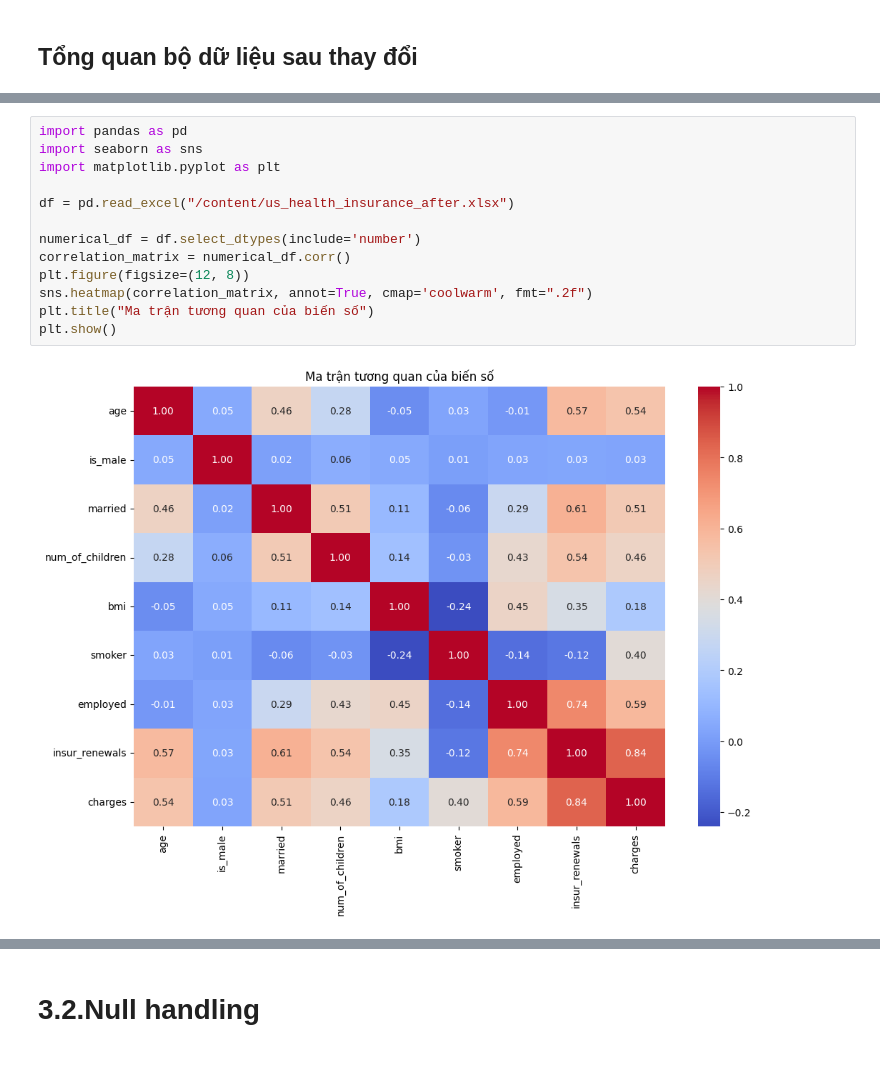
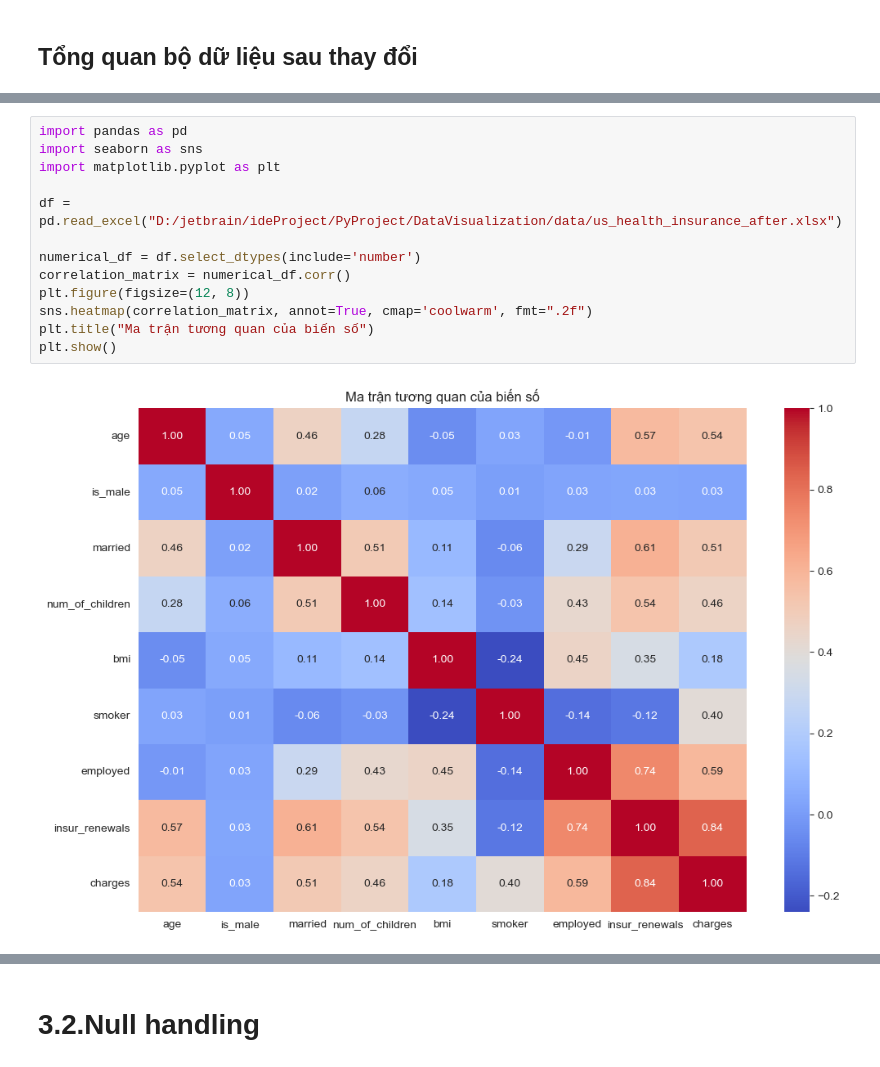
Before and after one commit to kilan7mau/Data_Visualization, a Jupyter notebook: notebook code/1-Preprocessing.ipynb, the cells around one changed output, grey strips where cells are left out. Drawn from its saved outputs; the diff is of its cells as text.

```diff
--- a/notebook code/1-Preprocessing.ipynb
+++ b/notebook code/1-Preprocessing.ipynb
@@ -479,18 +470,18 @@ plt.show()
 # %%
 import pandas as pd
 import seaborn as sns
 import matplotlib.pyplot as plt
 
-df = pd.read_excel("/content/us_health_insurance_after.xlsx")
+df = pd.read_excel("D:/jetbrain/ideProject/PyProject/DataVisualization/data/us_health_insurance_after.xlsx")
 
 numerical_df = df.select_dtypes(include='number')
 correlation_matrix = numerical_df.corr()
 plt.figure(figsize=(12, 8))
 sns.heatmap(correlation_matrix, annot=True, cmap='coolwarm', fmt=".2f")
 plt.title("Ma trận tương quan của biến số")
 plt.show()
 # %% [output]
-[figure, old version]
+[figure, new version]
 # %%
 import pandas as pd
 import matplotlib.pyplot as plt
```
Also changed, not shown: parts of 28 cells of this notebook, 3 other files.
